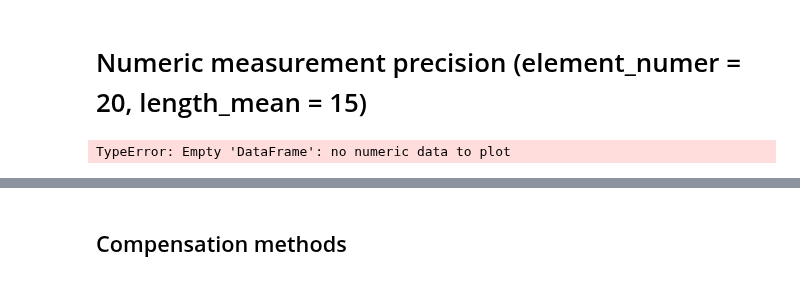
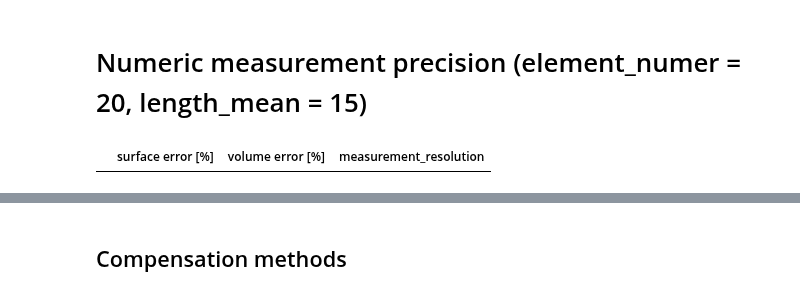
Before and after one commit to mjirik/teigen, a Jupyter notebook: examples/Output rows data processing.ipynb, the cells around one changed output, grey strips where cells are left out. Drawn from its saved outputs; the diff is of its cells as text; code cells hidden in the pictures.

```diff
--- a/examples/Output rows data processing.ipynb
+++ b/examples/Output rows data processing.ipynb
@@ -82,15 +82,15 @@ df["length_distribution_mean"] = df["generators Unconnected tubes length_distrib
 # %%
 
 dfs = df[
     df["output note"] == "resolution sphere"
     # df["generators Unconnected cylinders radius_distribution_mean"] == 5
 ]
 dfsp = dfs[["surface error [%]", "volume error [%]", "measurement_resolution"]].sort_values(
     "measurement_resolution")
-dfsp.plot(
-    x="measurement_resolution", **plotkw)
+if len(dfsp) > 0:
+    dfsp.plot(x="measurement_resolution", **plotkw)
 dfsp
 # %% [output]
-TypeError: Empty 'DataFrame': no numeric data to plot
+|  | surface error [%] | volume error [%] | measurement_resolution |
 # %%
 
```
Also changed, not shown: parts of 38 cells of this notebook, 2 other files.
